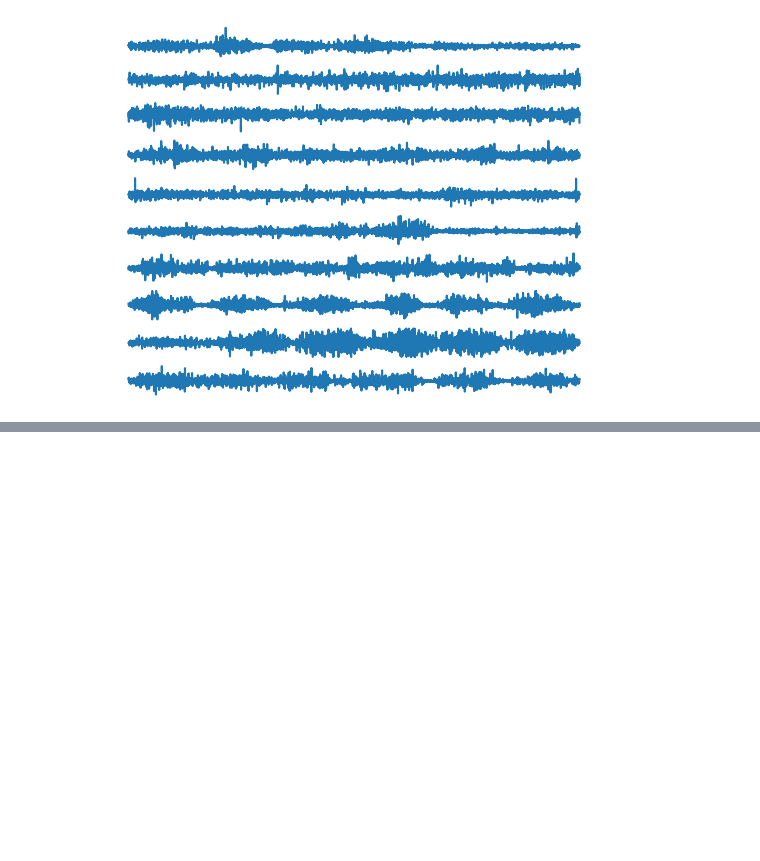
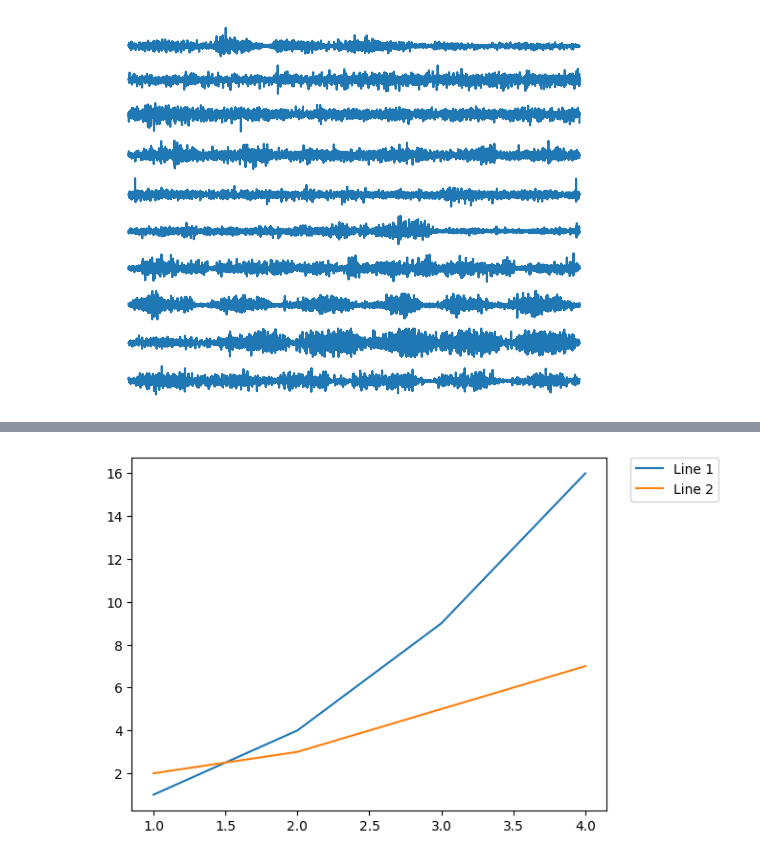
Before and after one commit to Auditor1234/myo_semg, a Jupyter notebook: visualization.ipynb, the cells around one changed output, grey strips where cells are left out. Saved outputs shown, nothing was run; the diff lists cells and outputs as text; code cells hidden in the pictures; blank space fills up the shorter version.

```diff
--- a/visualization.ipynb
+++ b/visualization.ipynb
@@ -240,0 +308,29 @@ label =  [1, 2, 3, 4, 5, 6, 7, 8, 9, 10]
+# %%
+import matplotlib.pyplot as plt
+
+# 示例数据
+x = [1, 2, 3, 4]
+y1 = [1, 4, 9, 16]
+y2 = [2, 3, 5, 7]
+
+# 创建图形和坐标轴对象
+fig, ax = plt.subplots()
+
+# 绘制数据并添加图例
+ax.plot(x, y1, label='Line 1')
+ax.plot(x, y2, label='Line 2')
+
+# 将图例放置在图表右上角外部
+# bbox_to_anchor=(x, y)中的x>1表示图例在Axes右侧，y>1表示图例在Axes上方
+# 但由于我们通常希望图例的左下角与Axes的某个角对齐，所以这里y设置为1（与Axes顶部对齐）
+# loc='upper left'表示图例的左上角与bbox_to_anchor指定的位置对齐
+# 但由于我们想要左下角对齐的效果，并且bbox_to_anchor已经偏移了Axes的边界，所以loc实际上看起来像是“外部对齐”
+ax.legend(bbox_to_anchor=(1.05, 1), loc='upper left', borderaxespad=0.)
+
+# 可选：调整子图之间的间距以确保图例不会与图表重叠
+# 注意：在这个例子中，由于图例在图表外部，所以通常不需要调整间距
+# 但如果你有其他子图或标签，可能需要使用plt.subplots_adjust()
+
+plt.show()
+# %% [output]
+[figure, added]
```
Also changed, not shown: parts of 7 cells of this notebook, 10 other files.
